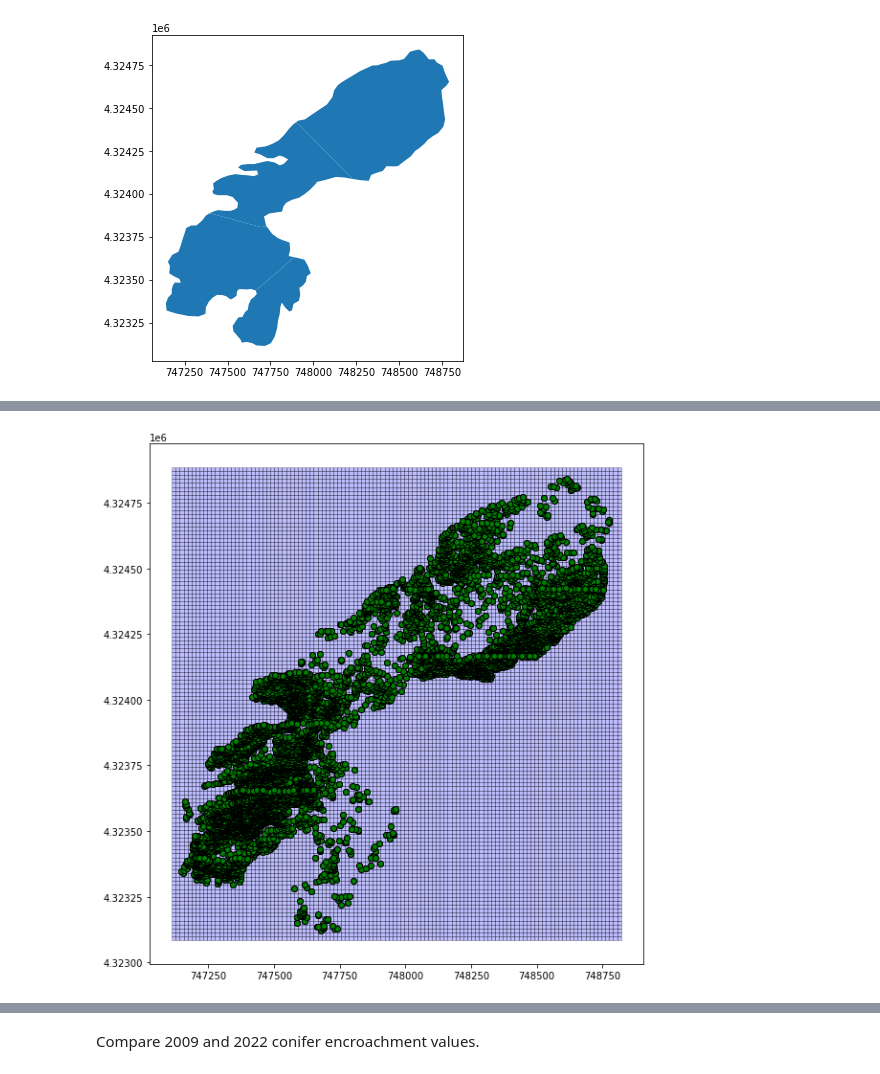
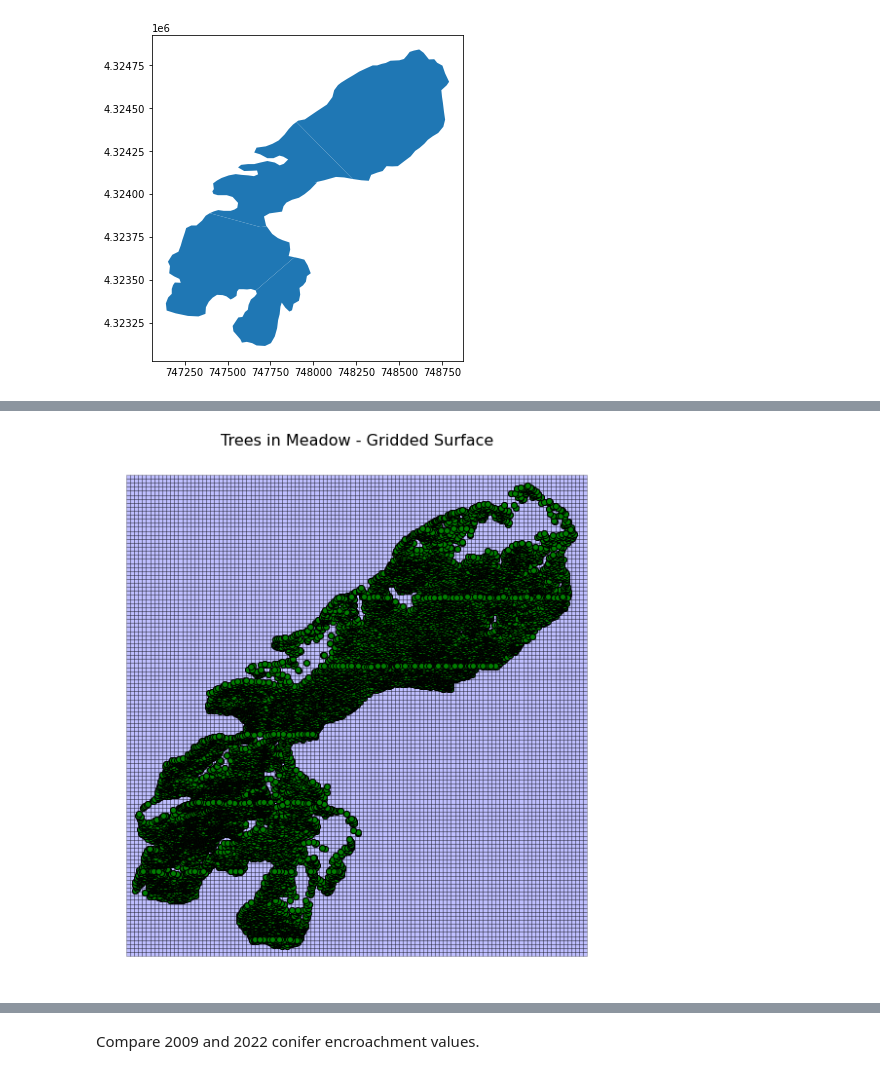
Before and after one commit to jorgegarcia1396/magist, a Jupyter notebook: unit3-point-density-analysis.ipynb, the cells around one changed output, grey strips where cells are left out. Cells and saved outputs as stored; diff of their text form; code cells hidden in the pictures.

Commit message:
Add files via upload
Added rasterio and Canopy Height map plot.

```diff
--- a/unit3-point-density-analysis.ipynb
+++ b/unit3-point-density-analysis.ipynb
@@ -49,7 +52,7 @@ extent = f"{bounds['minx'].min()},{bounds['miny'].min()},{bounds['maxx'].max()},
 print('Extent:', extent)
 
 # Retrieve feature ObjectIDs within Meeks Bay Meadow extent
-resp = requests.get(f'https://maps.trpa.org/server/rest/services/Trees_in_Meadow/MapServer/0/query?where=MaxHt+%3C+6&text=&objectIds=&time=&timeRelation=esriTimeRelationOverlaps&geometry={extent}&geometryType=esriGeometryEnvelope&inSR=6339&spatialRel=esriSpatialRelContains&distance=&units=esriSRUnit_Foot&relationParam=&outFields=OBJECTID%2CMaxHt&returnGeometry=true&returnTrueCurves=false&maxAllowableOffset=&geometryPrecision=&outSR=&havingClause=&returnIdsOnly=true&returnCountOnly=false&orderByFields=&groupByFieldsForStatistics=&outStatistics=&returnZ=false&returnM=false&gdbVersion=&historicMoment=&returnDistinctValues=false&resultOffset=&resultRecordCount=&returnExtentOnly=false&sqlFormat=none&datumTransformation=&parameterValues=&rangeValues=&quantizationParameters=&featureEncoding=esriDefault&f=geojson')
+resp = requests.get(f'https://maps.trpa.org/server/rest/services/Trees_in_Meadow/MapServer/0/query?where=&text=&objectIds=&time=&timeRelation=esriTimeRelationOverlaps&geometry={extent}&geometryType=esriGeometryEnvelope&inSR=6339&spatialRel=esriSpatialRelContains&distance=&units=esriSRUnit_Foot&relationParam=&outFields=OBJECTID%2CMaxHt&returnGeometry=true&returnTrueCurves=false&maxAllowableOffset=&geometryPrecision=&outSR=&havingClause=&returnIdsOnly=true&returnCountOnly=false&orderByFields=&groupByFieldsForStatistics=&outStatistics=&returnZ=false&returnM=false&gdbVersion=&historicMoment=&returnDistinctValues=false&resultOffset=&resultRecordCount=&returnExtentOnly=false&sqlFormat=none&datumTransformation=&parameterValues=&rangeValues=&quantizationParameters=&featureEncoding=esriDefault&f=geojson')
 
 object_ids = json.loads(resp.text)['objectIds']
 
@@ -62,8 +65,8 @@ ObjectID count: 18772
 
 sez_data = None
 
-for idx in range(0, len(object_ids), 500):
-    idx_plus = idx + 499
+for idx in range(0, len(object_ids), 1000):
+    idx_plus = idx + 999
     if idx_plus > len(object_ids):
         idx_plus = len(object_ids) - 1
 
@@ -232,17 +235,20 @@ sez_grid.head()
 # %%
 fig, ax = plt.subplots(1,1,figsize=(20,10))
+
+ax.set_axis_off()
+ax.set_title('Trees in Meadow - Gridded Surface', fontdict={'size':16})
 
 sez_grid.plot(
     ax=ax, color='blue', edgecolor='black', alpha=0.25
 )
 
 sez_data.plot(
     ax=ax, color='green', edgecolor='black'
 )
 
 plt.show()
 # %% [output]
-[figure, old version]
+[figure, new version]
 # %%
 sez_bin_data = sez_grid.sjoin(sez_data, how='left', predicate='intersects') \
     .groupby('Grid_ID') \
```
Also changed, not shown: parts of 22 cells of this notebook.
